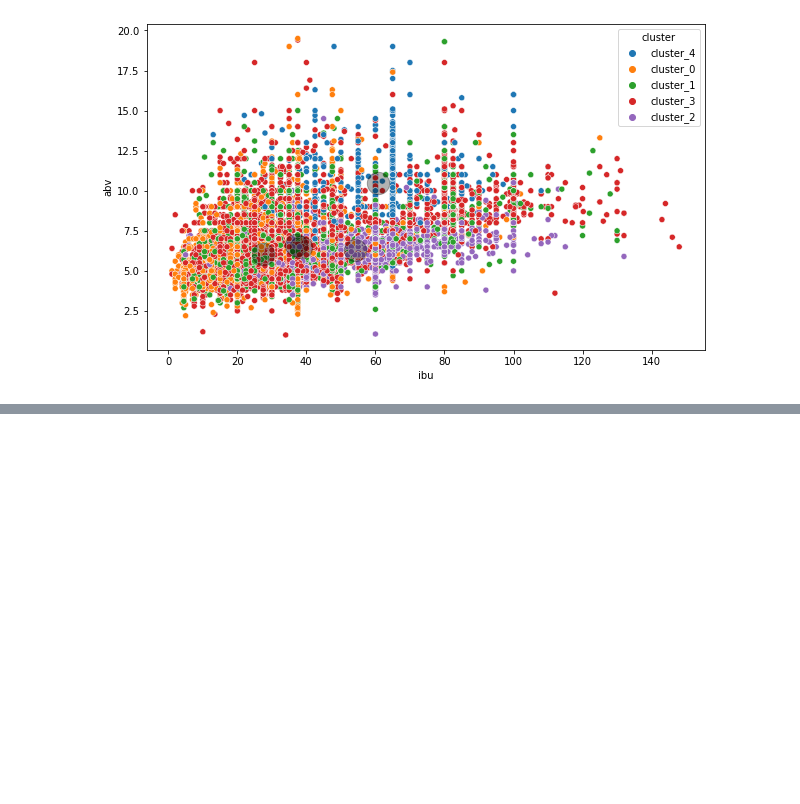
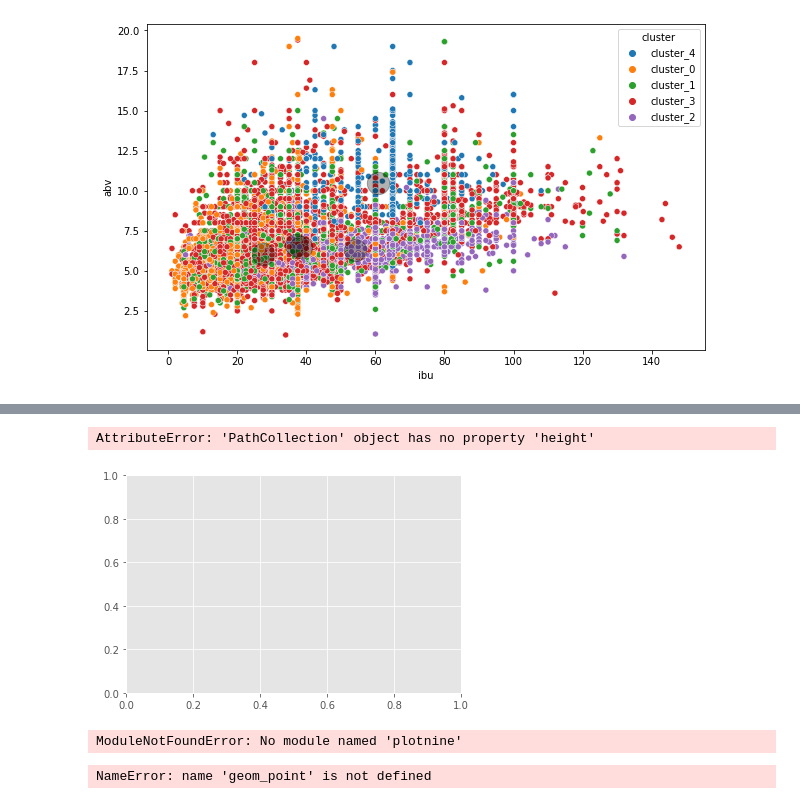
Before and after one commit to Daniel-Northcutt/beer_classification, a Jupyter notebook: scaling_cluster_scratchpad.ipynb, the cells around one changed output, grey strips where cells are left out. Drawn from its saved outputs; the diff is of its cells as text; code cells hidden in the pictures; blank space fills up the shorter version.

```diff
--- a/scaling_cluster_scratchpad.ipynb
+++ b/scaling_cluster_scratchpad.ipynb
@@ -688,0 +744,16 @@ plt.title('Visualizing Cluster Centers')
+# %%
+sns.scatterplot(data=df1, x='ibu', y='srm', hue='style_collapsed', height=5, aspect=1.5)
+plt.show()
+# %% [output]
+AttributeError: 'PathCollection' object has no property 'height'
+[figure, added]
+# %%
+
+ggplot(df, aes(x='srm', y='ibu')) + geom_point
+# %% [output]
+ModuleNotFoundError: No module named 'plotnine'
+# %%
+plt.style.use('ggplot')
+geom_point(data = df, x='srm', y='ibu', hue='style_collapsed')
+# %% [output]
+NameError: name 'geom_point' is not defined
```
Also changed, not shown: parts of 11 cells of this notebook.
